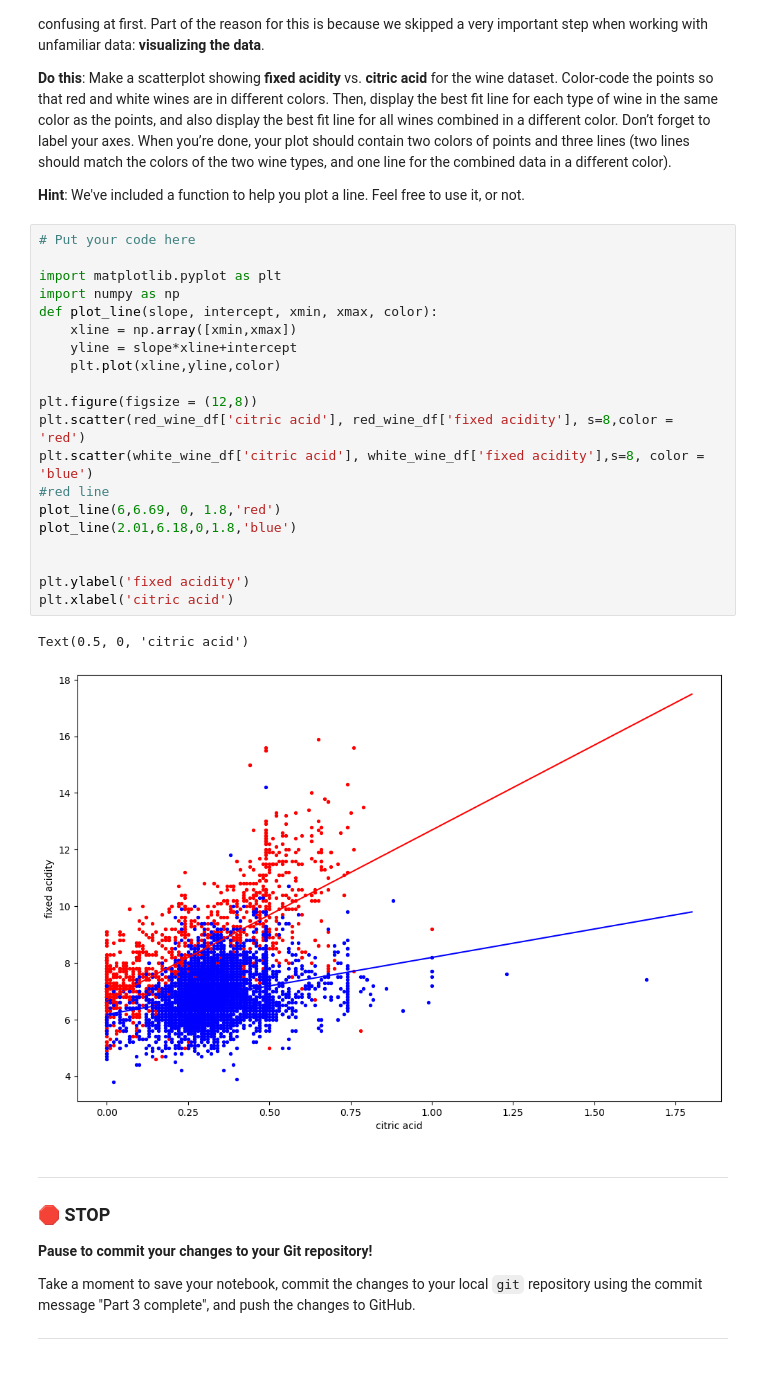
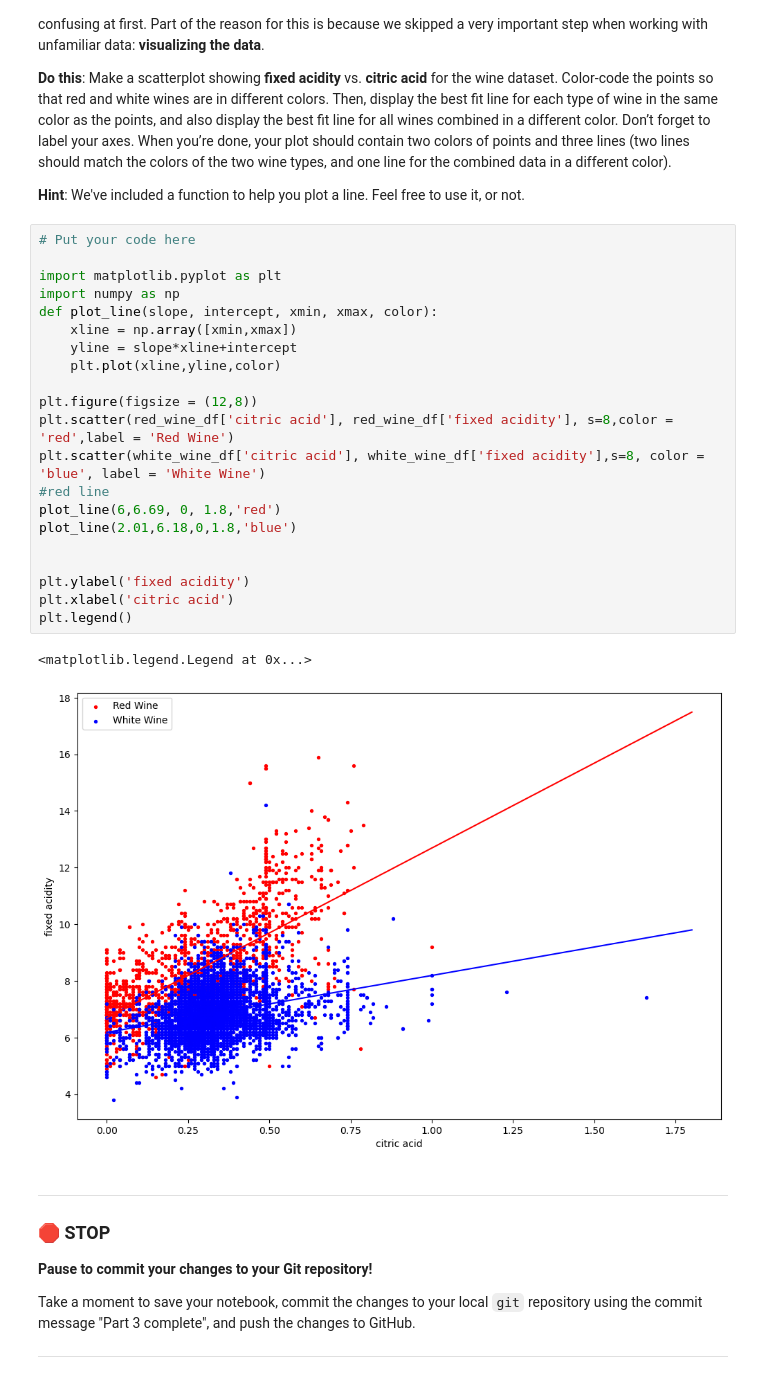
Before and after one commit to LukeAurilia/CMSE202-f24-turnin, a Jupyter notebook: hw-03/HW-03_Regression-STUDENT.ipynb, the cells around one changed output. Drawn from its saved outputs; the diff is of its cells as text.

```diff
--- a/hw-03/HW-03_Regression-STUDENT.ipynb
+++ b/hw-03/HW-03_Regression-STUDENT.ipynb
@@ -289,26 +289,27 @@ Notes:
 # %%
 # Put your code here
 
 import matplotlib.pyplot as plt
 import numpy as np
 def plot_line(slope, intercept, xmin, xmax, color):
     xline = np.array([xmin,xmax])
     yline = slope*xline+intercept
     plt.plot(xline,yline,color)
 
 plt.figure(figsize = (12,8))
-plt.scatter(red_wine_df['citric acid'], red_wine_df['fixed acidity'], s=8,color = 'red')
-plt.scatter(white_wine_df['citric acid'], white_wine_df['fixed acidity'],s=8, color = 'blue')
+plt.scatter(red_wine_df['citric acid'], red_wine_df['fixed acidity'], s=8,color = 'red',label = 'Red Wine')
+plt.scatter(white_wine_df['citric acid'], white_wine_df['fixed acidity'],s=8, color = 'blue', label = 'White Wine')
 #red line
 plot_line(6,6.69, 0, 1.8,'red')
 plot_line(2.01,6.18,0,1.8,'blue')
 
 
 plt.ylabel('fixed acidity')
 plt.xlabel('citric acid')
+plt.legend()
 # %% [output]
-Text(0.5, 0, 'citric acid')
+<matplotlib.legend.Legend at 0x...>
-[figure, old version]
+[figure, new version]
 # %% [markdown]
 ---
 ### &#128721; STOP
```
Also changed, not shown: parts of 11 cells of this notebook.
